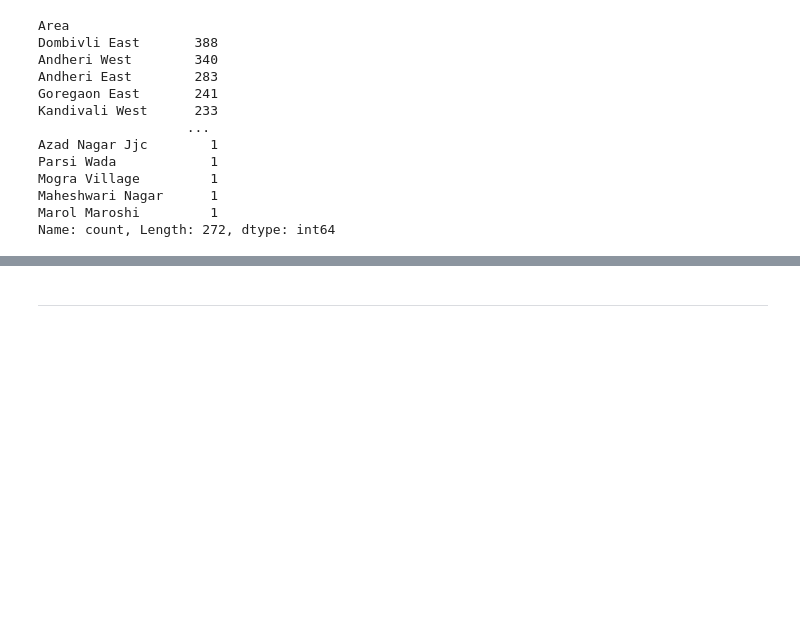
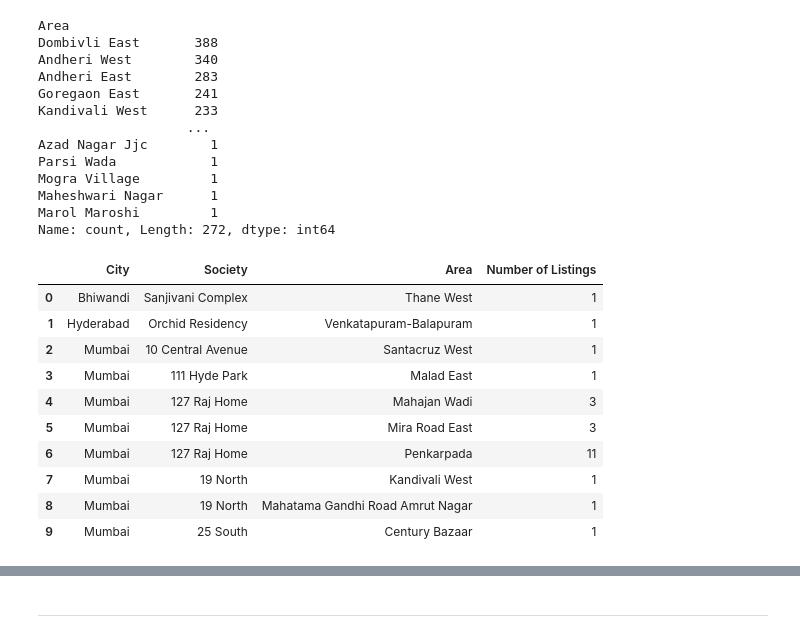
Before and after one commit to shubh-ds/project, a Jupyter notebook: Backend/2- Data_Assesment_and_Cleaning.ipynb, the cells around one changed output, grey strips where cells are left out. Drawn from its saved outputs; the diff is of its cells as text; code cells hidden in the pictures; blank space fills up the shorter version.

```diff
--- a/Backend/2- Data_Assesment_and_Cleaning.ipynb
+++ b/Backend/2- Data_Assesment_and_Cleaning.ipynb
@@ -233,9 +215,6 @@ Name: count, dtype: int64
 index_to_drop = df[df['Possession Status'] == 'Select Date'].index
 df.drop(index=index_to_drop, inplace=True)
 
-# Reset the index
-df.reset_index(drop=True, inplace=True)
-
 # Check updated shape
 df.shape
 # %% [output]
@@ -644,3 +683,19 @@ Mogra Village         1
 Maheshwari Nagar      1
 Marol Maroshi         1
 Name: count, Length: 272, dtype: int64
+# %%
+# Study City-Society-Area together
+df_society_area = df.groupby(['City', 'Society', 'Area']).size().reset_index(name='Number of Listings')
+df_society_area.head(10)
+# %% [output]
+|  | City | Society | Area | Number of Listings |
+| 0 | Bhiwandi | Sanjivani Complex | Thane West | 1 |
+| 1 | Hyderabad | Orchid Residency | Venkatapuram-Balapuram | 1 |
+| 2 | Mumbai | 10 Central Avenue | Santacruz West | 1 |
+| 3 | Mumbai | 111 Hyde Park | Malad East | 1 |
+| 4 | Mumbai | 127 Raj Home | Mahajan Wadi | 3 |
+| 5 | Mumbai | 127 Raj Home | Mira Road East | 3 |
+| 6 | Mumbai | 127 Raj Home | Penkarpada | 11 |
+| 7 | Mumbai | 19 North | Kandivali West | 1 |
+| 8 | Mumbai | 19 North | Mahatama Gandhi Road Amrut Nagar | 1 |
+| 9 | Mumbai | 25 South | Century Bazaar | 1 |
```
Also changed, not shown: parts of 99 cells of this notebook, 11 other files.
